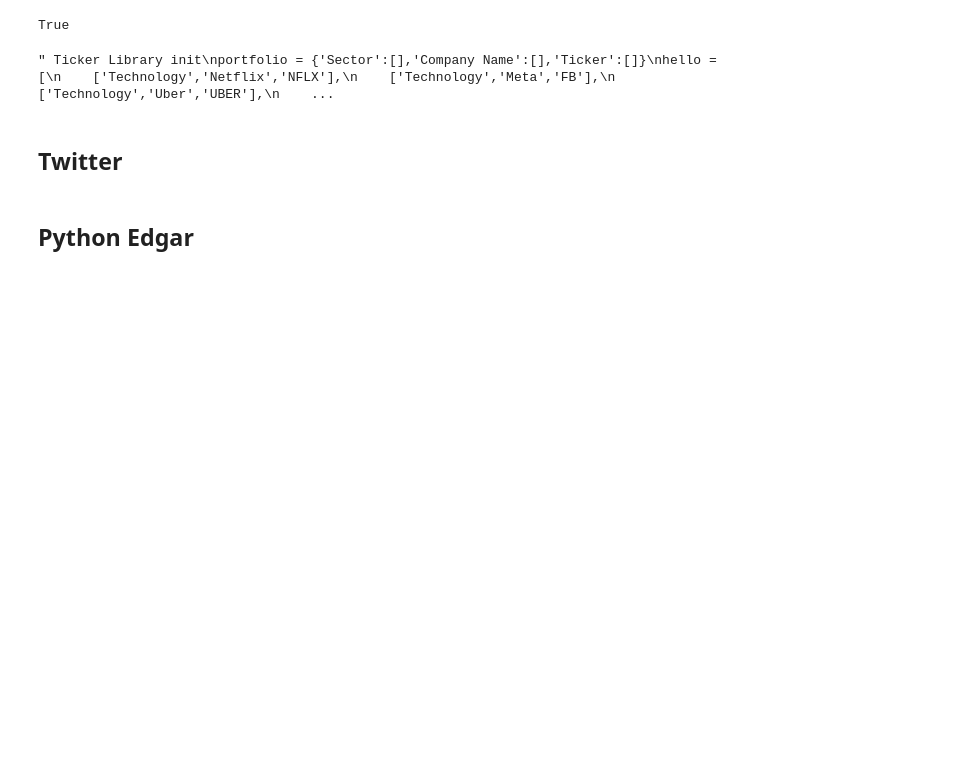
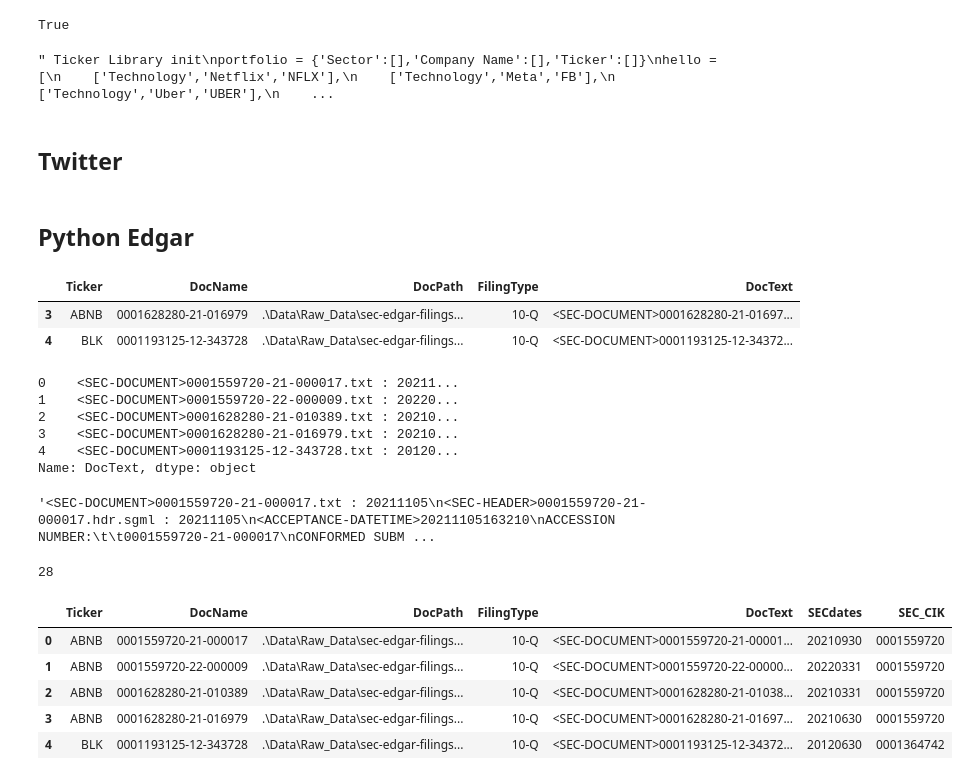
Before and after one commit to JoeHGeoghegan/P2G2-ProjectGit, a Jupyter notebook: Notebooks/Joe.ipynb, the cells around one changed output. Drawn from its saved outputs; the diff is of its cells as text; code cells hidden in the pictures; blank space fills up the shorter version.

```diff
--- a/Notebooks/Joe.ipynb
+++ b/Notebooks/Joe.ipynb
@@ -107,3 +110,9 @@ def sec_df_from_paths(sec_paths,filing_type):
     return pd.DataFrame(data)
 
 df_10Q = sec_df_from_paths(sec_paths,'10-Q')
+# %%
+df_10Q.head().tail(2)
+# %% [output]
+|  | Ticker | DocName | DocPath | FilingType | DocText |
+| 3 | ABNB | 0001628280-21-016979 | .\Data\Raw_Data\sec-edgar-filings... | 10-Q | <SEC-DOCUMENT>0001628280-21-01697... |
+| 4 | BLK | 0001193125-12-343728 | .\Data\Raw_Data\sec-edgar-filings... | 10-Q | <SEC-DOCUMENT>0001193125-12-34372... |
@@ -109,0 +136,15 @@ df_10Q = sec_df_from_paths(sec_paths,'10-Q')
+# %%
+# df_10Q['DocText'].apply(restore_windows_1252_characters)
+df_10Q_test = df_10Q.head()
+df_10Q_test['DocText'].apply(restore_windows_1252_characters)
+# %% [output]
+0    <SEC-DOCUMENT>0001559720-21-000017.txt : 20211...
+1    <SEC-DOCUMENT>0001559720-22-000009.txt : 20220...
+2    <SEC-DOCUMENT>0001628280-21-010389.txt : 20210...
+3    <SEC-DOCUMENT>0001628280-21-016979.txt : 20210...
+4    <SEC-DOCUMENT>0001193125-12-343728.txt : 20120...
+Name: DocText, dtype: object
+# %%
+df_10Q['DocText'].loc[0][:1000]
+# %% [output]
+'<SEC-DOCUMENT>0001559720-21-000017.txt : 20211105\n<SEC-HEADER>0001559720-21-000017.hdr.sgml : 20211105\n<ACCEPTANCE-DATETIME>20211105163210\nACCESSION NUMBER:\t\t0001559720-21-000017\nCONFORMED SUBM ...
@@ -109,0 +163,32 @@ df_10Q = sec_df_from_paths(sec_paths,'10-Q')
+# %%
+len("CONFORMED PERIOD OF REPORT:\t")
+# %% [output]
+28
+# %%
+def DocText_extraction(text,before,after):
+    return text[
+        text.find(before)+len(before):
+        text.find(after)
+        ]
+# %%
+def SEC_date(DocText):
+    """Returns Conformed Period of Report when given the text of an SEC report"""
+    return DocText_extraction(DocText,"CONFORMED PERIOD OF REPORT:\t","\nFILED AS OF DATE:")
+def SEC_CIK(DocText):
+    """Returns CENTRAL INDEX KEY when given the text of an SEC report"""
+    return DocText_extraction(DocText,"CENTRAL INDEX KEY:\t\t\t","\n\t\tSTANDARD INDUSTRIAL CLASSIFICATION:")
+# %%
+def extract_all_SEC_dates(df:pd.DataFrame):
+    df['SECdates'] = df['DocText'].apply(SEC_date)
+def extract_all_SEC_CIK(df:pd.DataFrame):
+    df['SEC_CIK'] = df['DocText'].apply(SEC_CIK)
+extract_all_SEC_dates(df_10Q)
+extract_all_SEC_CIK(df_10Q)
+df_10Q.head()
+# %% [output]
+|  | Ticker | DocName | DocPath | FilingType | DocText | SECdates | SEC_CIK |
+| 0 | ABNB | 0001559720-21-000017 | .\Data\Raw_Data\sec-edgar-filings... | 10-Q | <SEC-DOCUMENT>0001559720-21-00001... | 20210930 | 0001559720 |
+| 1 | ABNB | 0001559720-22-000009 | .\Data\Raw_Data\sec-edgar-filings... | 10-Q | <SEC-DOCUMENT>0001559720-22-00000... | 20220331 | 0001559720 |
+| 2 | ABNB | 0001628280-21-010389 | .\Data\Raw_Data\sec-edgar-filings... | 10-Q | <SEC-DOCUMENT>0001628280-21-01038... | 20210331 | 0001559720 |
+| 3 | ABNB | 0001628280-21-016979 | .\Data\Raw_Data\sec-edgar-filings... | 10-Q | <SEC-DOCUMENT>0001628280-21-01697... | 20210630 | 0001559720 |
+| 4 | BLK | 0001193125-12-343728 | .\Data\Raw_Data\sec-edgar-filings... | 10-Q | <SEC-DOCUMENT>0001193125-12-34372... | 20120630 | 0001364742 |
```
Also changed, not shown: parts of 6 cells of this notebook, 1 other file.
